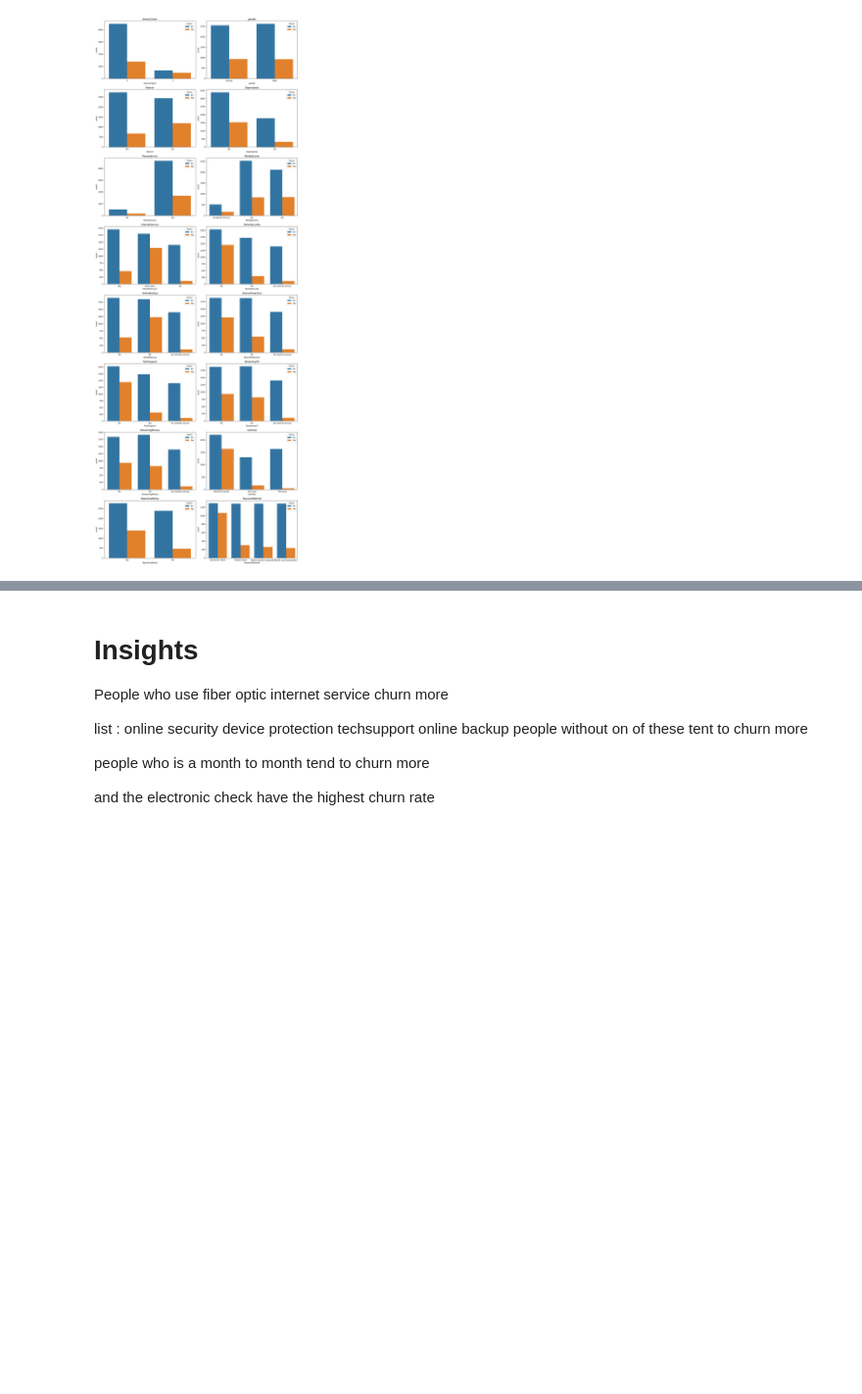
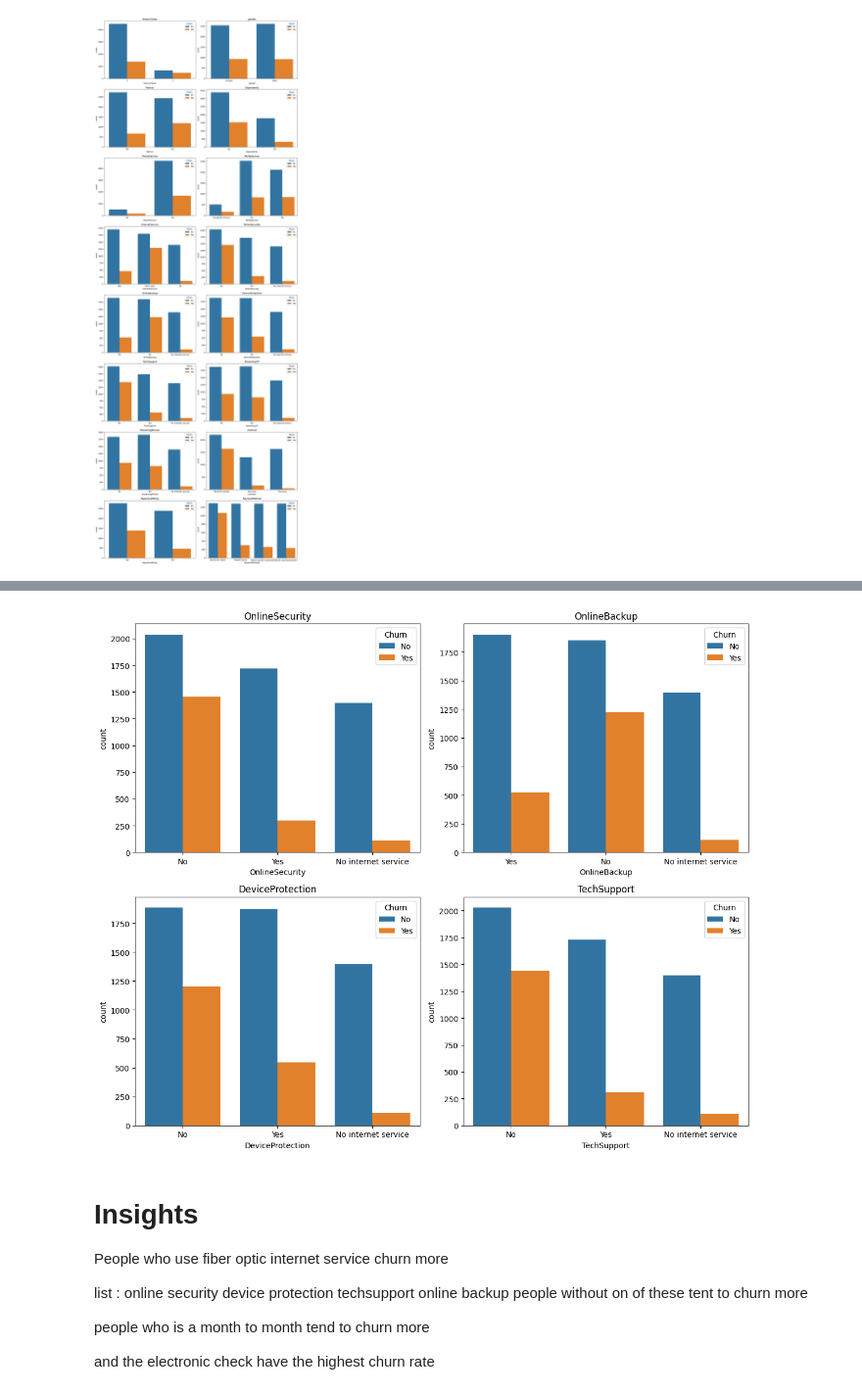
Before and after one commit to cakethehuman/Project-for-linkedin, a Jupyter notebook: Churn/Churn_predict.ipynb, the cells around one changed output, grey strips where cells are left out. Shown at 98% size. Cells and saved outputs as stored; diff of their text form; code cells hidden in the pictures; blank space fills up the shorter version.

```diff
--- a/Churn/Churn_predict.ipynb
+++ b/Churn/Churn_predict.ipynb
@@ -291,3 +307,15 @@ for index,col in enumerate(cat_cols):
+# %%
+benefit = ['OnlineSecurity','OnlineBackup', 'DeviceProtection', 'TechSupport']
+
+plt.figure(figsize=(12,10))
+
+for i,cl in enumerate(benefit):
+    plt.subplot(2,2, i + 1)
+    plt.title(cl)
+    sns.countplot(data = df, x = cl, hue='Churn')
+    plt.tight_layout()
+# %% [output]
+[figure, added]
 # %% [markdown]
 # Insights
 
```
Also changed, not shown: parts of 2 cells of this notebook.
